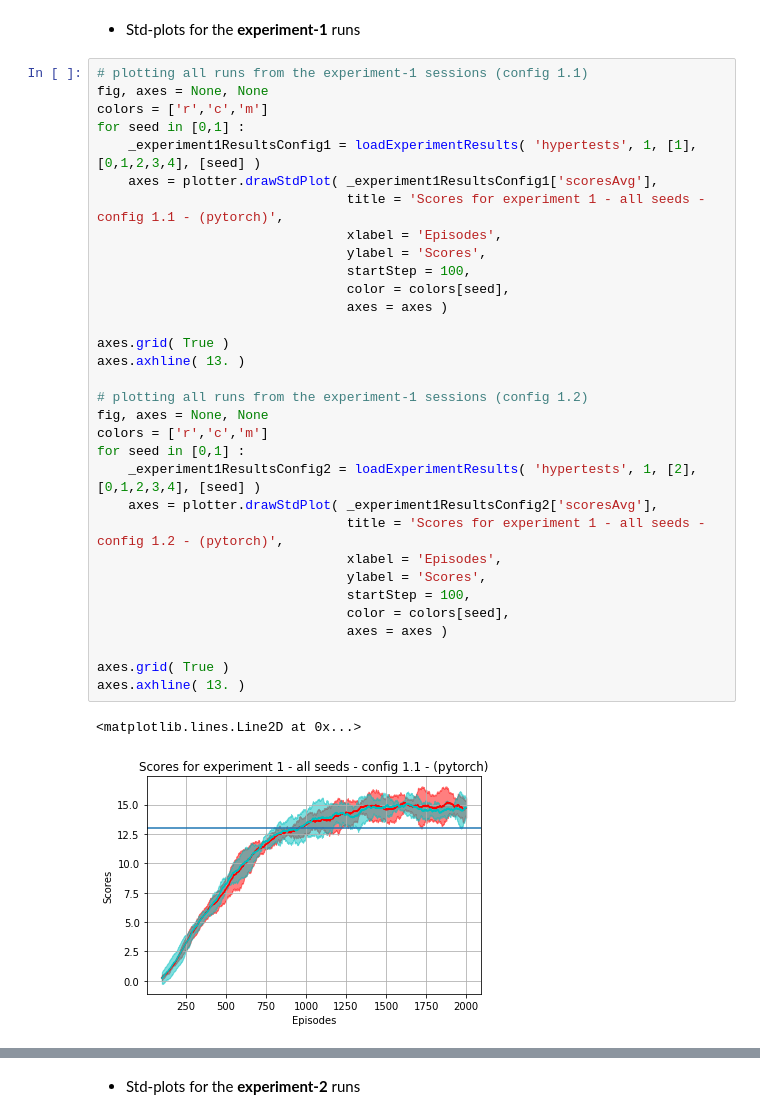
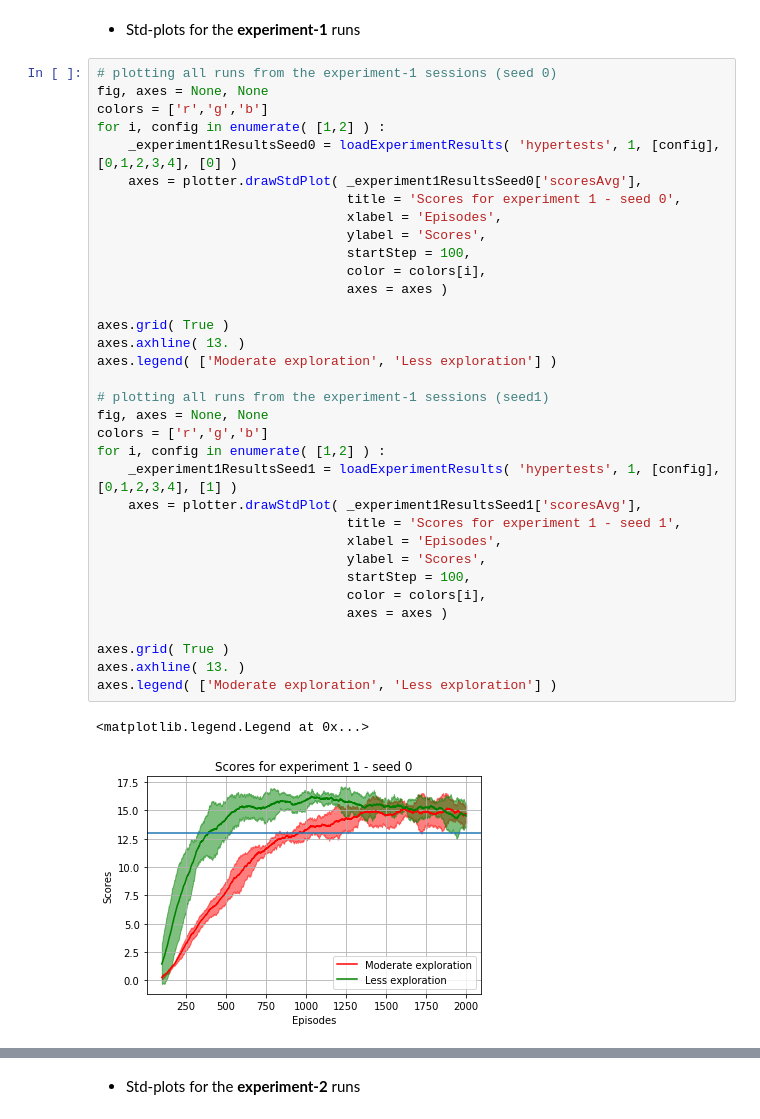
Before and after one commit to wpumacay/DeeprlND-projects, a Jupyter notebook: project1-navigation/results_analysis.ipynb, the cells around one changed output, grey strips where cells are left out. Drawn from its saved outputs; the diff is of its cells as text.

```diff
--- a/project1-navigation/results_analysis.ipynb
+++ b/project1-navigation/results_analysis.ipynb
@@ -390,37 +390,39 @@ axes.axhline( 13. )
 # %% [markdown]
 * Std-plots for the **experiment-1** runs
 # %%
-# plotting all runs from the experiment-1 sessions (config 1.1)
+# plotting all runs from the experiment-1 sessions (seed 0)
 fig, axes = None, None
-colors = ['r','c','m']
-for seed in [0,1] :
-    _experiment1ResultsConfig1 = loadExperimentResults( 'hypertests', 1, [1], [0,1,2,3,4], [seed] )
-    axes = plotter.drawStdPlot( _experiment1ResultsConfig1['scoresAvg'],
-                                title = 'Scores for experiment 1 - all seeds - config 1.1 - (pytorch)',
+colors = ['r','g','b']
+for i, config in enumerate( [1,2] ) :
+    _experiment1ResultsSeed0 = loadExperimentResults( 'hypertests', 1, [config], [0,1,2,3,4], [0] )
+    axes = plotter.drawStdPlot( _experiment1ResultsSeed0['scoresAvg'],
+                                title = 'Scores for experiment 1 - seed 0',
                                 xlabel = 'Episodes',
                                 ylabel = 'Scores',
                                 startStep = 100,
-                                color = colors[seed],
+                                color = colors[i],
                                 axes = axes )
 
 axes.grid( True )
 axes.axhline( 13. )
+axes.legend( ['Moderate exploration', 'Less exploration'] )
 
-# plotting all runs from the experiment-1 sessions (config 1.2)
+# plotting all runs from the experiment-1 sessions (seed1)
 fig, axes = None, None
-colors = ['r','c','m']
-for seed in [0,1] :
-    _experiment1ResultsConfig2 = loadExperimentResults( 'hypertests', 1, [2], [0,1,2,3,4], [seed] )
-    axes = plotter.drawStdPlot( _experiment1ResultsConfig2['scoresAvg'],
-                                title = 'Scores for experiment 1 - all seeds - config 1.2 - (pytorch)',
+colors = ['r','g','b']
+for i, config in enumerate( [1,2] ) :
+    _experiment1ResultsSeed1 = loadExperimentResults( 'hypertests', 1, [config], [0,1,2,3,4], [1] )
+    axes = plotter.drawStdPlot( _experiment1ResultsSeed1['scoresAvg'],
+                                title = 'Scores for experiment 1 - seed 1',
                                 xlabel = 'Episodes',
                                 ylabel = 'Scores',
                                 startStep = 100,
-                                color = colors[seed],
+                                color = colors[i],
                                 axes = axes )
 
 axes.grid( True )
 axes.axhline( 13. )
+axes.legend( ['Moderate exploration', 'Less exploration'] )
 # %% [output]
-<matplotlib.lines.Line2D at 0x...>
+<matplotlib.legend.Legend at 0x...>
-[figure, old version]
+[figure, new version]
```
Also changed, not shown: parts of 10 cells of this notebook, 7 other files.
